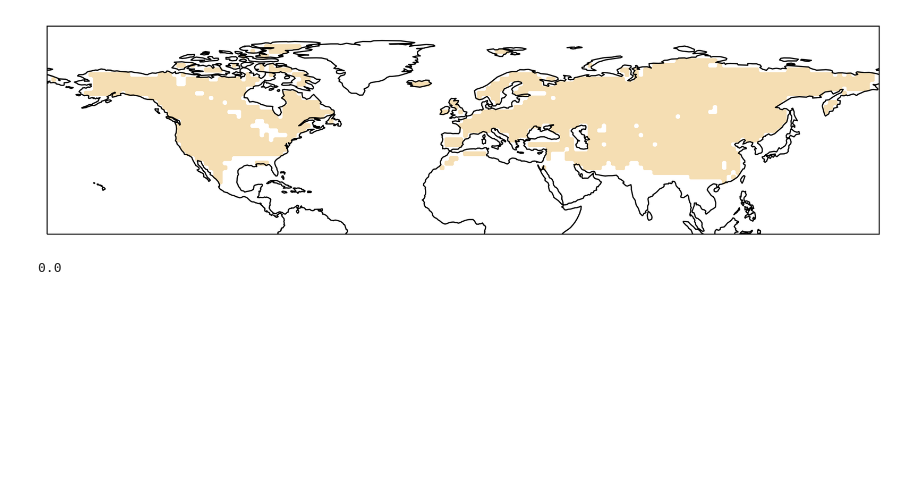
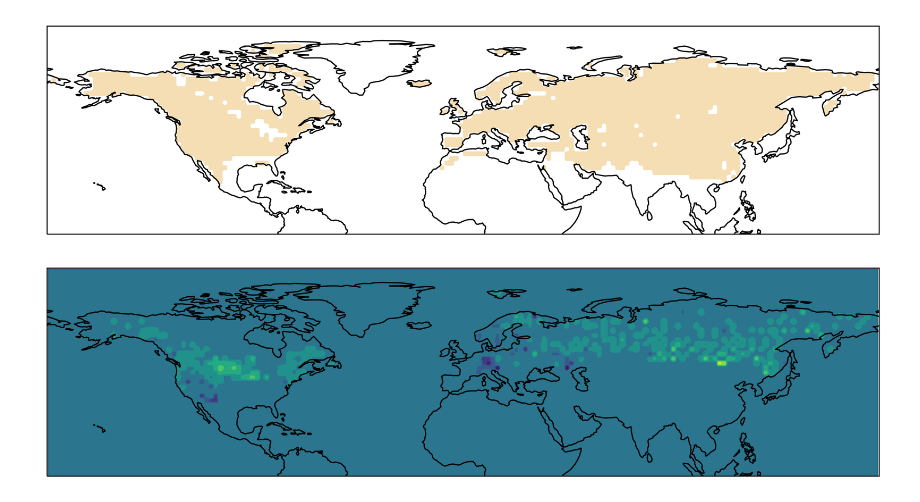
Before and after one commit to cruiseryy/mean_vs_median_temp, a Jupyter notebook: mask_convert.ipynb, the cells around one changed output. Cells and saved outputs as stored; diff of their text form; code cells hidden in the pictures; blank space fills up the shorter version.

Commit message:
added comp with swe trends

```diff
--- a/mask_convert.ipynb
+++ b/mask_convert.ipynb
@@ -32,7 +33,36 @@ basemap0 = ax.contourf(lon, lat, mask,levels=[-0.5, 0.5, 1.5], cmap = cmap, tran
 ax.set_extent([-180, 180, 0, 90], crs=ccrs.PlateCarree())
 # %% [output]
 [figure]
-# %%
-np.sum(mask[-5:, :])
-# %% [output]
-0.0
+# %%
+swe_insitu_2deg = np.loadtxt('mar_swe_trend_insitu_1981-2020.csv', delimiter=',', encoding='utf-8-sig')
+swe_gridded_2deg = np.loadtxt('mar_swe_trend_gridded_1981-2020.csv', delimiter=',', encoding='utf-8-sig')
+# %%
+swe_insitu = np.zeros((180, 360))
+swe_gridded = np.zeros((180, 360))
+
+for ilat, ilon, itrend in swe_insitu_2deg:
+    swe_insitu[int(ilat+89),int(ilon+179)] = itrend
+    swe_insitu[int(ilat+89),int(ilon+179)+1] = itrend
+    swe_insitu[int(ilat+89)+1,int(ilon+179)] = itrend
+    swe_insitu[int(ilat+89)+1,int(ilon+179)+1] = itrend
+
+for ilat, ilon, itrend in swe_gridded_2deg:
+    swe_gridded[int(ilat+89),int(ilon+179)] = itrend
+    swe_gridded[int(ilat+89),int(ilon+179)+1] = itrend
+    swe_gridded[int(ilat+89)+1,int(ilon+179)] = itrend
+    swe_gridded[int(ilat+89)+1,int(ilon+179)+1] = itrend
+
+swe_insitu = swe_insitu[-90:, :]
+swe_gridded = swe_gridded[-90:, :]
+np.savetxt('swe_insitu_1deg.txt', swe_insitu)
+np.savetxt('swe_gridded_1deg.txt', swe_gridded)
+# %%
+lon = np.linspace(-179.5, 179.5, 360)
+lat = np.linspace(0, 89.5, 90)
+fig, ax = plt.subplots(figsize=(12,5), subplot_kw={'projection': ccrs.PlateCarree()})
+# ax.add_feature(cfeature.OCEAN, zorder=100, edgecolor='k')
+ax.coastlines()
+basemap0 = ax.contourf(lon, lat, swe_insitu, transform=ccrs.PlateCarree())
+ax.set_extent([-180, 180, 0, 90], crs=ccrs.PlateCarree())
+# %% [output]
+[figure, added]
```
Also changed, not shown: parts of 2 cells of this notebook, 5 other files.
